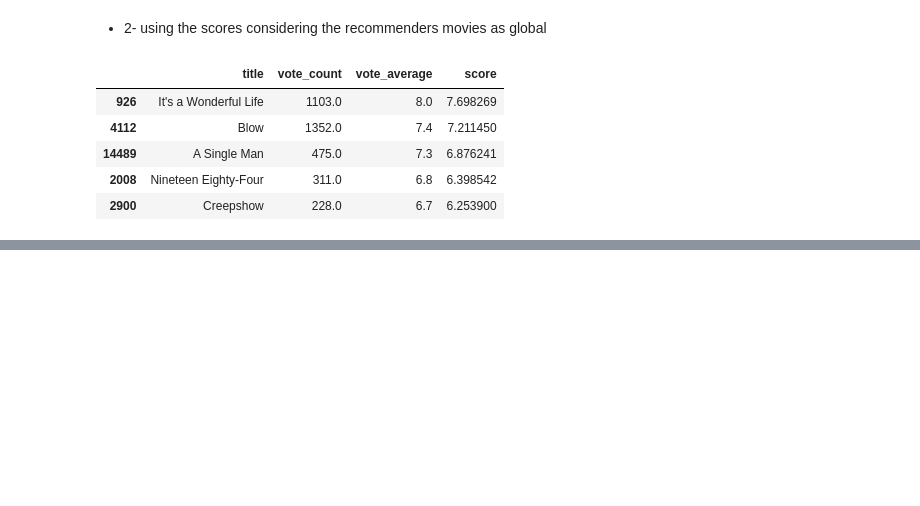
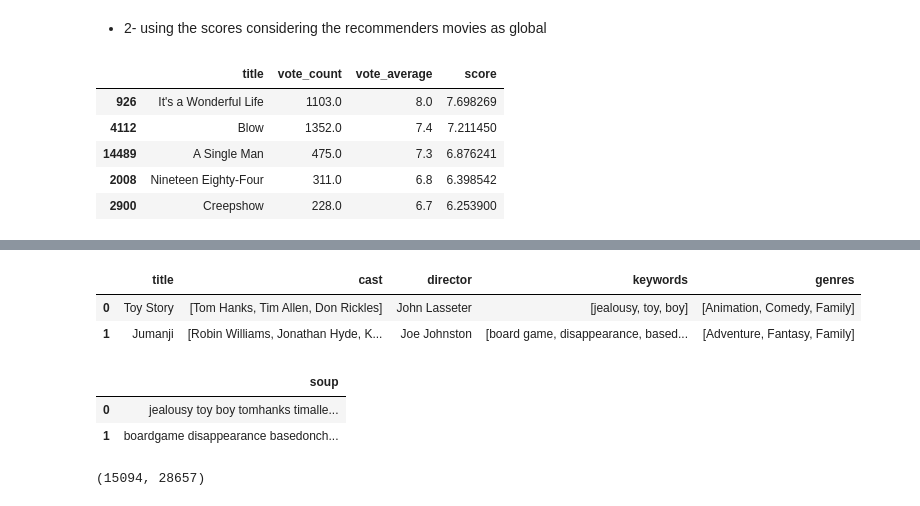
Before and after one commit to Godwinh19/ds-portfolio, a Jupyter notebook: Recommender system/simple_recommender_and_content_based_recommender.ipynb, the cells around one changed output, grey strips where cells are left out. Drawn from its saved outputs; the diff is of its cells as text; code cells hidden in the pictures; blank space fills up the shorter version.

```diff
--- a/Recommender system/simple_recommender_and_content_based_recommender.ipynb
+++ b/Recommender system/simple_recommender_and_content_based_recommender.ipynb
@@ -184,0 +223,7 @@ recommendations.head()
+# %%
+# Makes obtained features useful
+from ast import literal_eval
+
+features = ['cast', 'crew', 'keywords', 'genres']
+for feature in features:
+    data[feature] = data[feature].apply(literal_eval)
@@ -184,0 +232,28 @@ recommendations.head()
+# %%
+def get_director(crew):
+    for e in crew:
+        if e['job'] == 'Director':
+            return e['name']
+    return np.nan
+# %%
+def get_list(x):
+    if isinstance(x, list):
+        names = [i['name'] for i in x]
+        if len(names) > 3:
+            names = names[:3]
+        return names
+
+    #Return empty list in case of missing/malformed data
+    return []
+# %%
+data['director'] = data['crew'].apply(get_director)
+
+features = ['cast', 'keywords', 'genres']
+for feature in features:
+    data[feature] = data[feature].apply(get_list)
+# %%
+data[['title', 'cast', 'director', 'keywords', 'genres']].head(2)
+# %% [output]
+|  | title | cast | director | keywords | genres |
+| 0 | Toy Story | [Tom Hanks, Tim Allen, Don Rickles] | John Lasseter | [jealousy, toy, boy] | [Animation, Comedy, Family] |
+| 1 | Jumanji | [Robin Williams, Jonathan Hyde, K... | Joe Johnston | [board game, disappearance, based... | [Adventure, Fantasy, Family] |
@@ -184,0 +283,6 @@ recommendations.head()
+# %%
+data[['soup']].head(2)
+# %% [output]
+|  | soup |
+| 0 | jealousy toy boy tomhanks timalle... |
+| 1 | boardgame disappearance basedonch... |
@@ -184,0 +295,4 @@ recommendations.head()
+# %%
+count_matrix.shape
+# %% [output]
+(15094, 28657)
```
Also changed, not shown: parts of 15 cells of this notebook, 1 other file.
